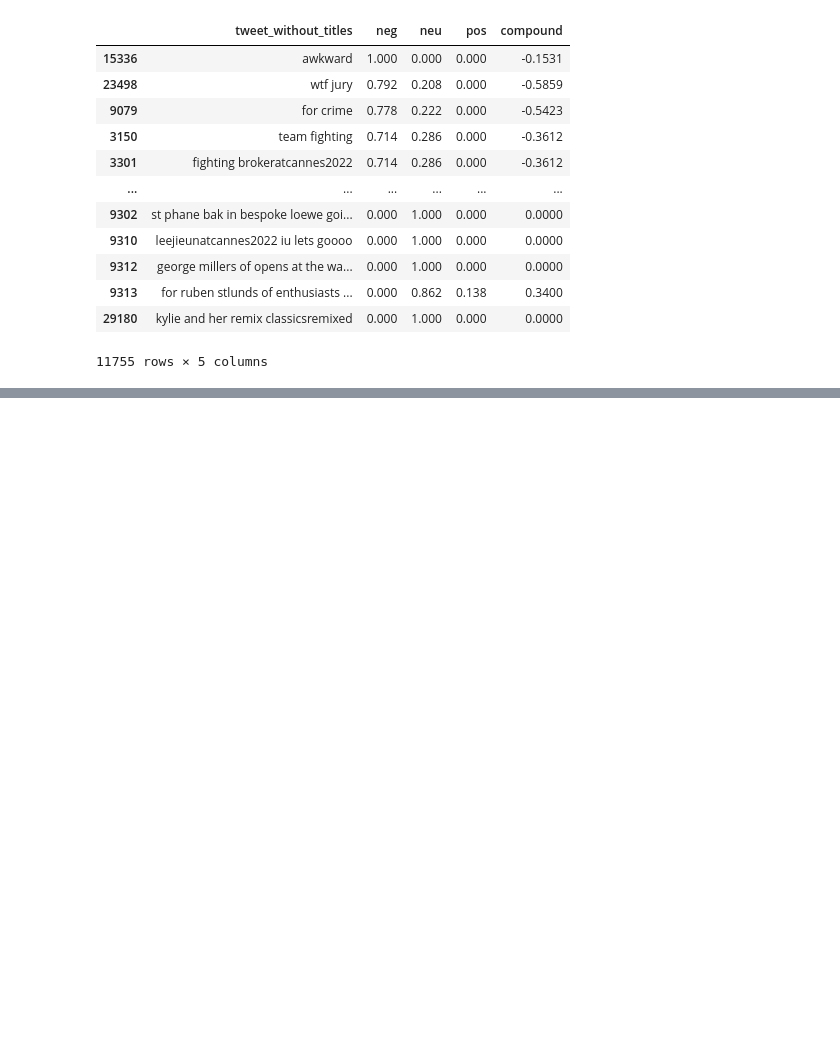
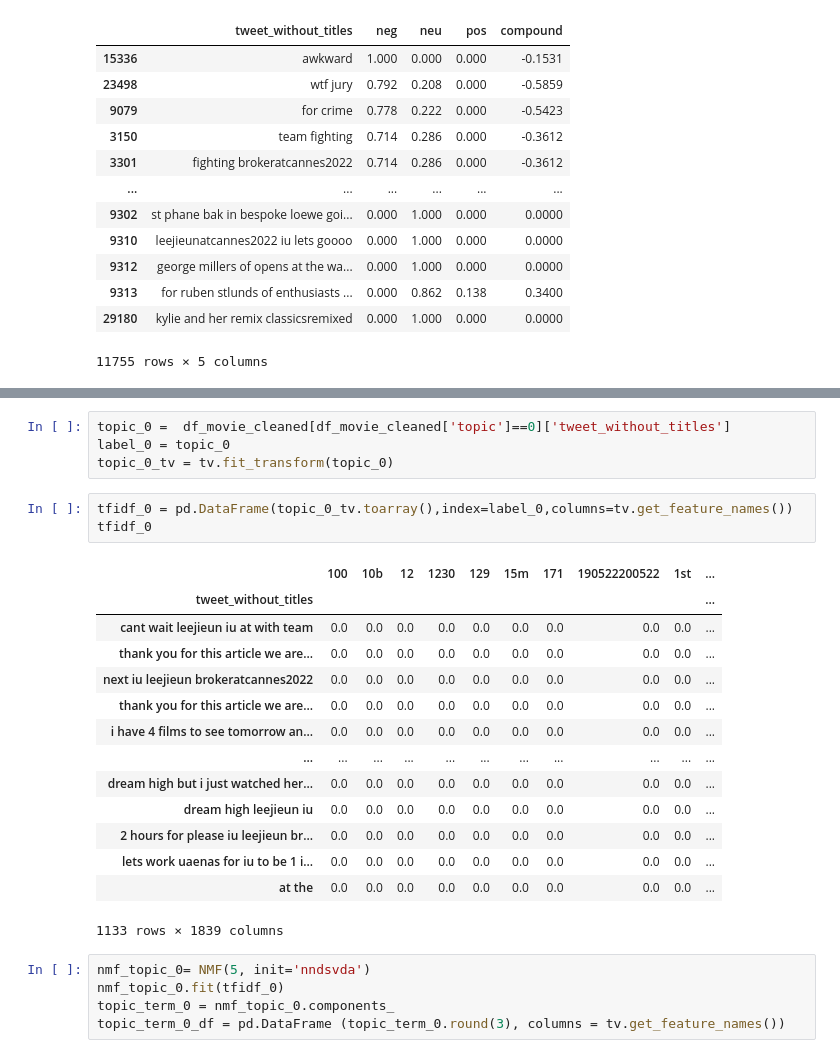
Before and after one commit to amyyunekim/Course_5_NLP, a Jupyter notebook: code/nlp_cannes.ipynb, the cells around one changed output, grey strips where cells are left out. Drawn from its saved outputs; the diff is of its cells as text; blank space fills up the shorter version.

Commit message:
topic within topic

```diff
--- a/code/nlp_cannes.ipynb
+++ b/code/nlp_cannes.ipynb
@@ -782,0 +816,27 @@ df_movie_cleaned.groupby('topic_name').apply(compute_metrics)
+# %%
+topic_0 =  df_movie_cleaned[df_movie_cleaned['topic']==0]['tweet_without_titles']
+label_0 = topic_0
+topic_0_tv = tv.fit_transform(topic_0)
+# %%
+tfidf_0 = pd.DataFrame(topic_0_tv.toarray(),index=label_0,columns=tv.get_feature_names())
+tfidf_0
+# %% [output]
+|  | 100 | 10b | 12 | 1230 | 129 | 15m | 171 | 190522200522 | 1st | ... |
+| tweet_without_titles |  |  |  |  |  |  |  |  |  | ... |
+| cant wait leejieun iu at with team | 0.0 | 0.0 | 0.0 | 0.0 | 0.0 | 0.0 | 0.0 | 0.0 | 0.0 | ... |
+| thank you for this article we are... | 0.0 | 0.0 | 0.0 | 0.0 | 0.0 | 0.0 | 0.0 | 0.0 | 0.0 | ... |
+| next iu leejieun brokeratcannes2022 | 0.0 | 0.0 | 0.0 | 0.0 | 0.0 | 0.0 | 0.0 | 0.0 | 0.0 | ... |
+| thank you for this article we are... | 0.0 | 0.0 | 0.0 | 0.0 | 0.0 | 0.0 | 0.0 | 0.0 | 0.0 | ... |
+| i have 4 films to see tomorrow an... | 0.0 | 0.0 | 0.0 | 0.0 | 0.0 | 0.0 | 0.0 | 0.0 | 0.0 | ... |
+| ... | ... | ... | ... | ... | ... | ... | ... | ... | ... | ... |
+| dream high but i just watched her... | 0.0 | 0.0 | 0.0 | 0.0 | 0.0 | 0.0 | 0.0 | 0.0 | 0.0 | ... |
+| dream high leejieun iu | 0.0 | 0.0 | 0.0 | 0.0 | 0.0 | 0.0 | 0.0 | 0.0 | 0.0 | ... |
+| 2 hours for please iu leejieun br... | 0.0 | 0.0 | 0.0 | 0.0 | 0.0 | 0.0 | 0.0 | 0.0 | 0.0 | ... |
+| lets work uaenas for iu to be 1 i... | 0.0 | 0.0 | 0.0 | 0.0 | 0.0 | 0.0 | 0.0 | 0.0 | 0.0 | ... |
+| at the | 0.0 | 0.0 | 0.0 | 0.0 | 0.0 | 0.0 | 0.0 | 0.0 | 0.0 | ... |
+1133 rows × 1839 columns
+# %%
+nmf_topic_0= NMF(5, init='nndsvda')
+nmf_topic_0.fit(tfidf_0)
+topic_term_0 = nmf_topic_0.components_
+topic_term_0_df = pd.DataFrame (topic_term_0.round(3), columns = tv.get_feature_names())
```
Also changed, not shown: parts of 11 cells of this notebook.
